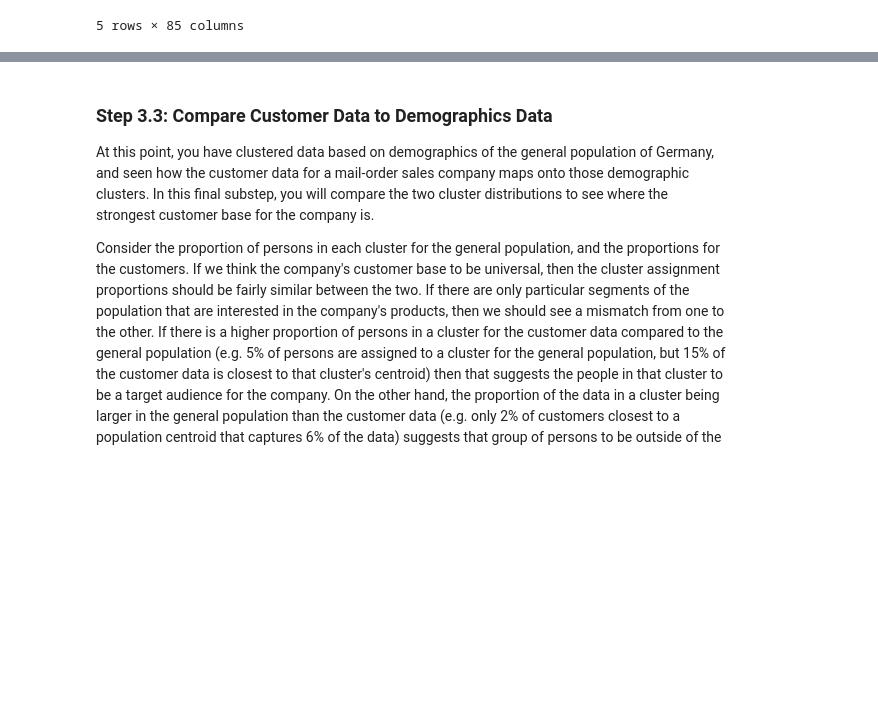
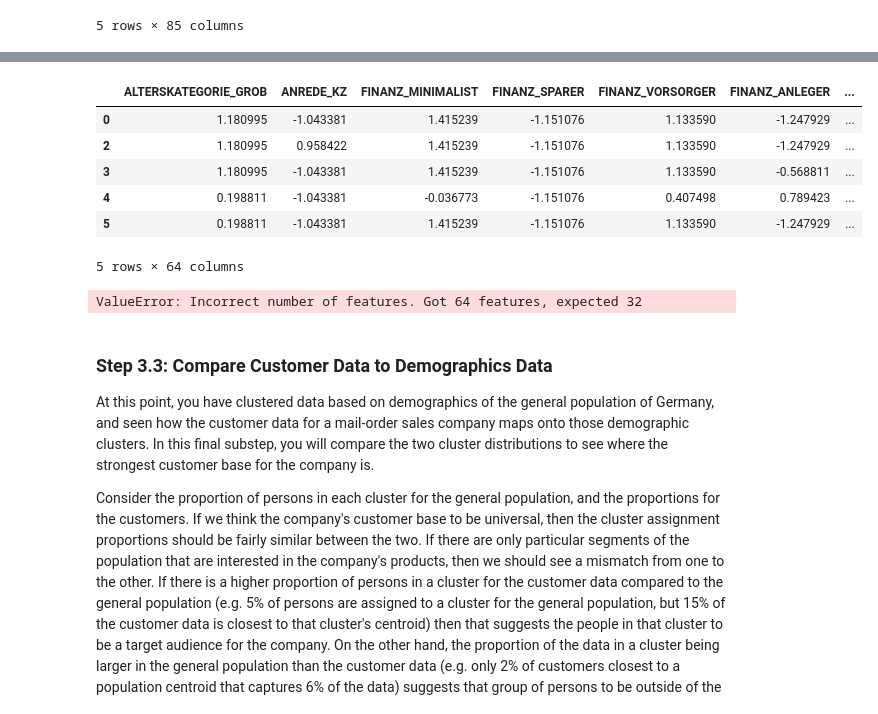
Before and after one commit to PhosphorDreams/laughing-parakeet, a Jupyter notebook: Identify_Customer_Segments.ipynb, the cells around one changed output, grey strips where cells are left out. Drawn from its saved outputs; the diff is of its cells as text; code cells hidden in the pictures; blank space fills up the shorter version.

```diff
--- a/Identify_Customer_Segments.ipynb
+++ b/Identify_Customer_Segments.ipynb
@@ -1089,14 +1090,21 @@ def clean_data(df):
 
     # Put in code here to execute all main cleaning steps:
     # convert missing value codes into NaNs, ...
-    for i in range(len(feat_info)):
-        missing_or_unknown = feat_info.iloc[i]['missing_or_unknown']
-        missing_or_unknown = missing_or_unknown.strip('[')
-        missing_or_unknown = missing_or_unknown.strip(']')
-        missing_or_unknown = missing_or_unknown.split(sep = ',')
-        missing_or_unknown = [int(value) if (value !='X' and value !='XX' and value !='') else value for value in missing_or_unknown]
-    if missing_or_unknown != ['']:
-            df_clean =  df_clean.replace({feat_info.iloc[i]['attribute']: missing_or_unknown}, np.nan)
+
+
+
+    convertToInt = lambda x : x if (not(bool(x)) or x.isalpha()) else int(x)
+    convertToList = lambda x: list(map(convertToInt, x.strip("[]").split(',')))
+    feat_info['missing_or_unknown']=feat_info['missing_or_unknown'].apply(convertToList)
+    feat_info['missing_or_unknown'][0]
+
+
+    for column in df_clean.columns:
+        missing_list = feat_info[feat_info['attribute']==column]['missing_or_unknown'].values[0]
+
+        df_clean[column].replace(missing_list, np.nan, inplace=True)
+
+
 
     # remove selected columns and rows, ...
     out_columns = ['AGER_TYP','GEBURTSJAHR','TITEL_KZ','ALTER_HH','KK_KUNDENTYP','KBA05_BAUMAX']
@@ -1504,0 +1520,17 @@ ValueError: Unable to parse string "XX" at position 1528
+# %%
+#transformations
+cust_imputed = imputer.transform(cleaned_customers)
+
+cust_scaled = scaler.transform(cust_imputed)
+
+cust_scaled = pd.DataFrame(cust_scaled, index = list(cleaned_customers.index), columns = list(cleaned_customers.columns))
+
+cust_scaled.head()
+# %% [output]
+|  | ALTERSKATEGORIE_GROB | ANREDE_KZ | FINANZ_MINIMALIST | FINANZ_SPARER | FINANZ_VORSORGER | FINANZ_ANLEGER | ... |
+| 0 | 1.180995 | -1.043381 | 1.415239 | -1.151076 | 1.133590 | -1.247929 | ... |
+| 2 | 1.180995 | 0.958422 | 1.415239 | -1.151076 | 1.133590 | -1.247929 | ... |
+| 3 | 1.180995 | -1.043381 | 1.415239 | -1.151076 | 1.133590 | -0.568811 | ... |
+| 4 | 0.198811 | -1.043381 | -0.036773 | -1.151076 | 0.407498 | 0.789423 | ... |
+| 5 | 0.198811 | -1.043381 | 1.415239 | -1.151076 | 1.133590 | -1.247929 | ... |
+5 rows × 64 columns
@@ -1505,3 +1540,8 @@ ValueError: Unable to parse string "XX" at position 1528
+# %%
+#Apply clusters
+cust_predictions = kmeans.predict(cust_pca)
+# %% [output]
+ValueError: Incorrect number of features. Got 64 features, expected 32
 # %% [markdown]
 ### Step 3.3: Compare Customer Data to Demographics Data
 
```
Also changed, not shown: parts of 16 cells of this notebook.
